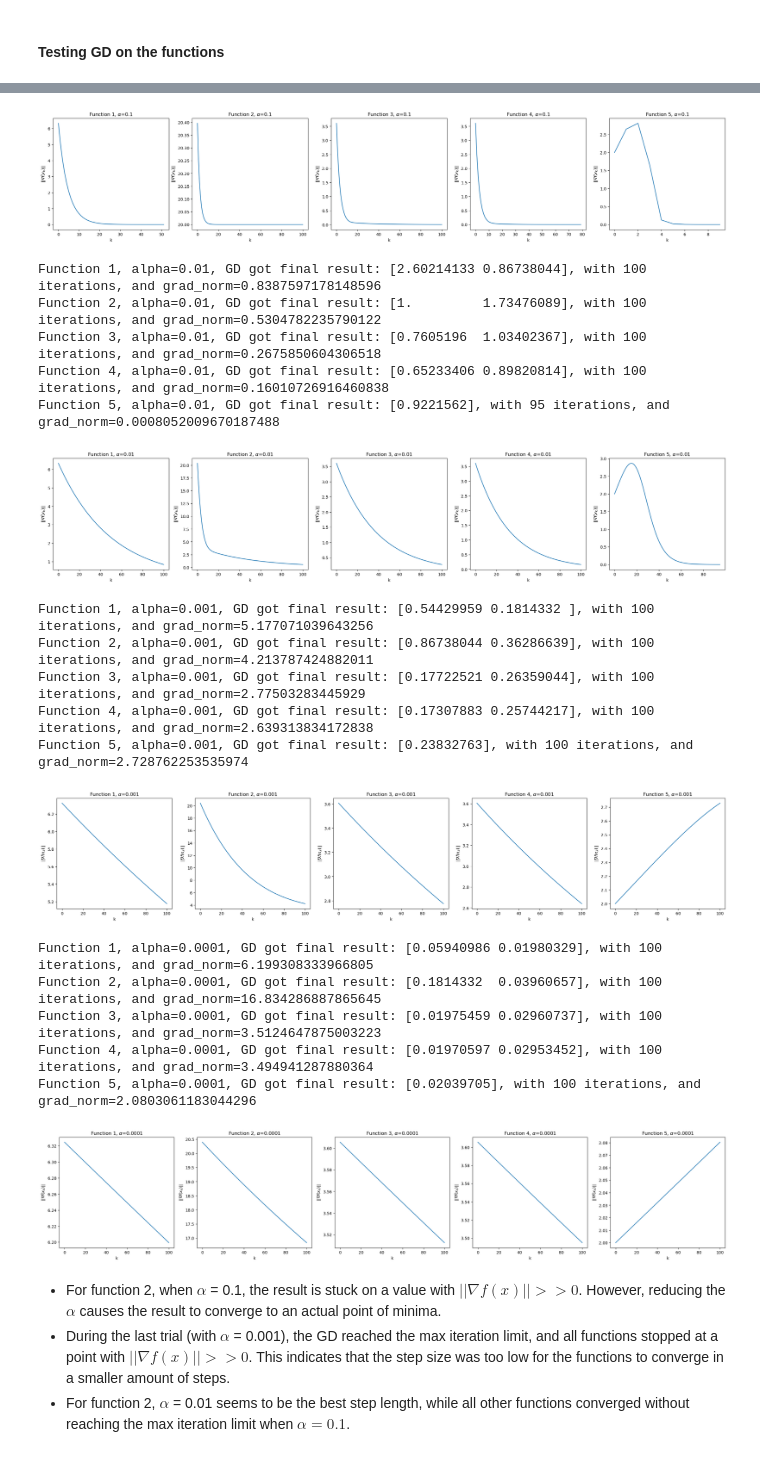
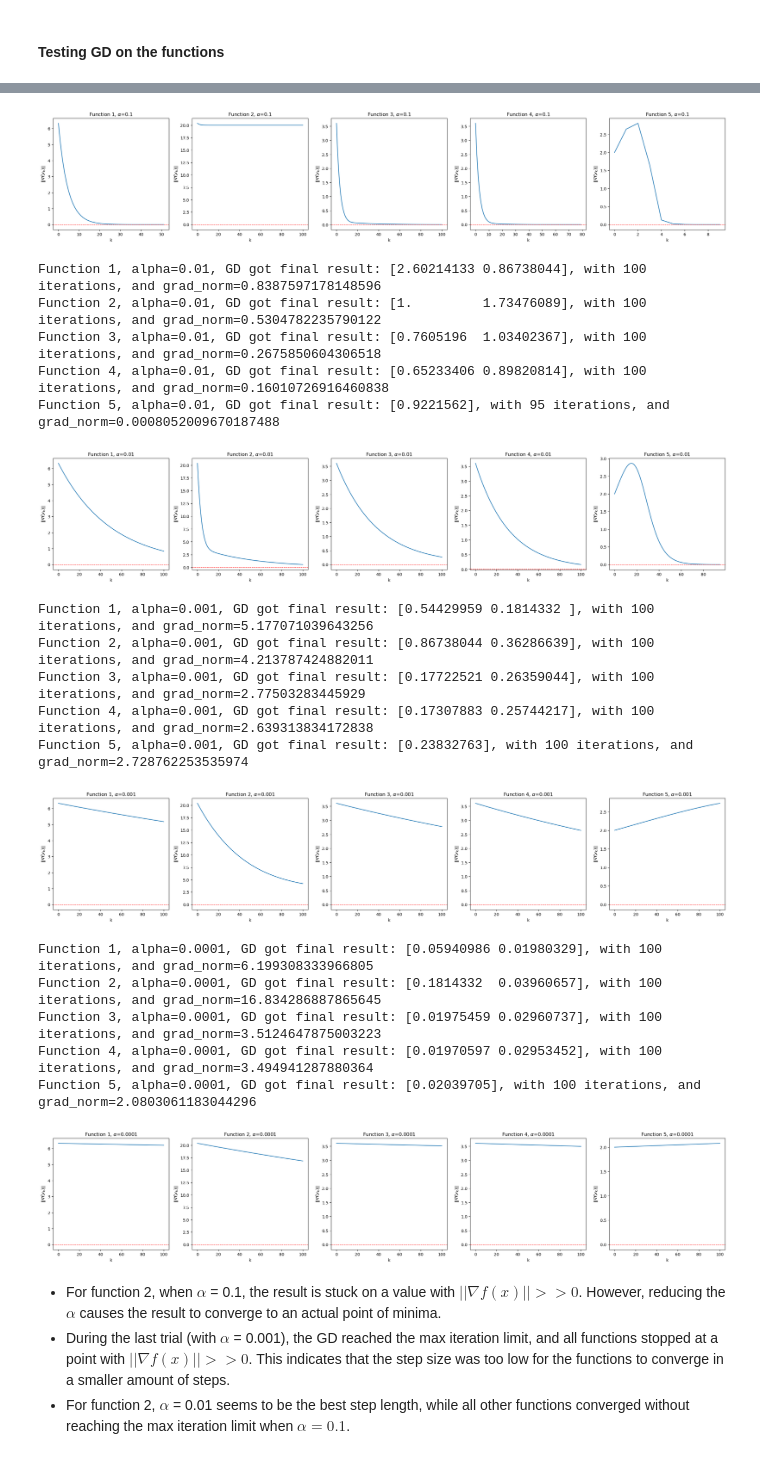
Before and after one commit to AngeloGalav/statistical-and-mathematical-methods, a Jupyter notebook: hw3/1_optimization_gd.ipynb, the cells around one changed output, grey strips where cells are left out. Saved outputs shown, nothing was run; the diff lists cells and outputs as text; code cells hidden in the pictures.

```diff
--- a/hw3/1_optimization_gd.ipynb
+++ b/hw3/1_optimization_gd.ipynb
@@ -143,37 +143,38 @@ for alpha in alphas:
             x_k_history, k, f_val_history, grad_norm_history = gradient_descent(f, grad_f, np.zeros(1), alpha, kmax, tolx, tolf)
         print(f"Function {i+1}, alpha={alpha}, GD got final result: {x_k_history[-1]}, with {k} iterations, and grad_norm={grad_norm_history[-1]}")
         ax = axs[i]
         ax.plot(grad_norm_history)
         ax.set_title(rf'Function {i+1}, $\alpha$={alpha}')
         ax.set_xlabel('k')
         ax.set_ylabel(r'$||\nabla f(x_k)||$')
+        ax.axhline(y=0, color='red', linestyle='--', linewidth=1)
     print("\n")
     plt.show()
 # %% [output]
 Function 1, alpha=0.1, GD got final result: [2.99996575 0.99998858], with 51 iterations, and grad_norm=7.221365590724354e-05
 Function 2, alpha=0.1, GD got final result: [0. 2.], with 100 iterations, and grad_norm=20.0
 Function 3, alpha=0.1, GD got final result: [0.99437454 1.00347673], with 100 iterations, and grad_norm=0.002525989293906238
 Function 4, alpha=0.1, GD got final result: [0.72719139 0.90914118], with 79 iterations, and grad_norm=8.433271695948808e-05
 Function 5, alpha=0.1, GD got final result: [0.9222264], with 9 iterations, and grad_norm=1.882708770395425e-05
-[figure, old version]
+[figure, new version]
 Function 1, alpha=0.01, GD got final result: [2.60214133 0.86738044], with 100 iterations, and grad_norm=0.8387597178148596
 Function 2, alpha=0.01, GD got final result: [1.         1.73476089], with 100 iterations, and grad_norm=0.5304782235790122
 Function 3, alpha=0.01, GD got final result: [0.7605196  1.03402367], with 100 iterations, and grad_norm=0.2675850604306518
 Function 4, alpha=0.01, GD got final result: [0.65233406 0.89820814], with 100 iterations, and grad_norm=0.16010726916460838
 Function 5, alpha=0.01, GD got final result: [0.9221562], with 95 iterations, and grad_norm=0.0008052009670187488
-[figure, old version]
+[figure, new version]
 Function 1, alpha=0.001, GD got final result: [0.54429959 0.1814332 ], with 100 iterations, and grad_norm=5.177071039643256
 Function 2, alpha=0.001, GD got final result: [0.86738044 0.36286639], with 100 iterations, and grad_norm=4.213787424882011
 Function 3, alpha=0.001, GD got final result: [0.17722521 0.26359044], with 100 iterations, and grad_norm=2.77503283445929
 Function 4, alpha=0.001, GD got final result: [0.17307883 0.25744217], with 100 iterations, and grad_norm=2.639313834172838
 Function 5, alpha=0.001, GD got final result: [0.23832763], with 100 iterations, and grad_norm=2.728762253535974
-[figure, old version]
+[figure, new version]
 Function 1, alpha=0.0001, GD got final result: [0.05940986 0.01980329], with 100 iterations, and grad_norm=6.199308333966805
 Function 2, alpha=0.0001, GD got final result: [0.1814332  0.03960657], with 100 iterations, and grad_norm=16.834286887865645
 Function 3, alpha=0.0001, GD got final result: [0.01975459 0.02960737], with 100 iterations, and grad_norm=3.5124647875003223
 Function 4, alpha=0.0001, GD got final result: [0.01970597 0.02953452], with 100 iterations, and grad_norm=3.494941287880364
 Function 5, alpha=0.0001, GD got final result: [0.02039705], with 100 iterations, and grad_norm=2.0803061183044296
-[figure, old version]
+[figure, new version]
 # %% [markdown]
 - For function 2, when $\alpha$ = 0.1, the result is stuck on a value with $||\nabla f (x)|| >> 0$. However, reducing the $\alpha$ causes the result to converge to an actual point of minima.
 - During the last trial (with $\alpha$ = 0.001), the GD reached the max iteration limit, and all functions stopped at a point with $||\nabla f (x)|| >> 0$. This indicates that the step size was too low for the functions to converge in a smaller amount of steps.
```
Also changed, not shown: parts of 5 cells of this notebook, 3 other files.
